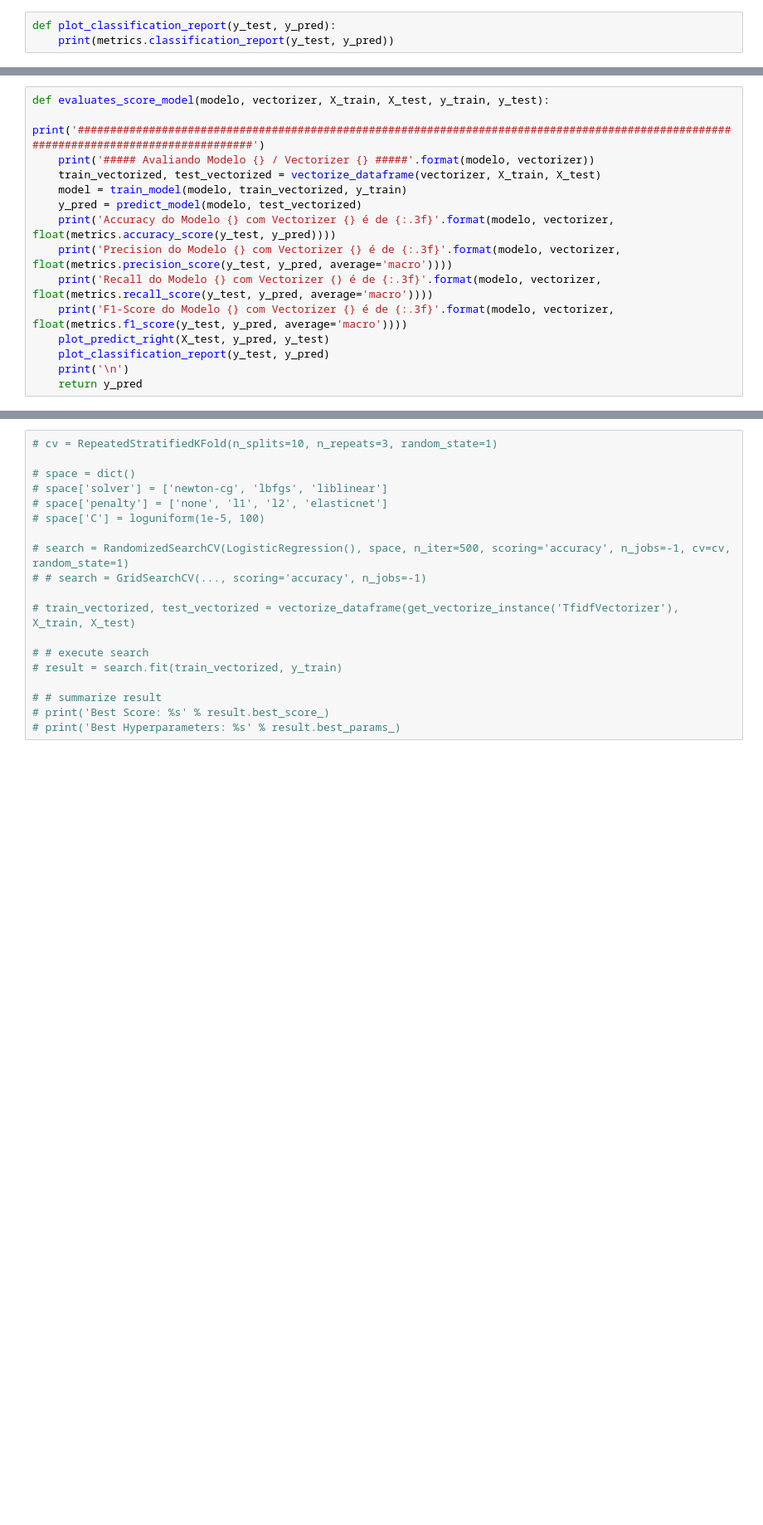
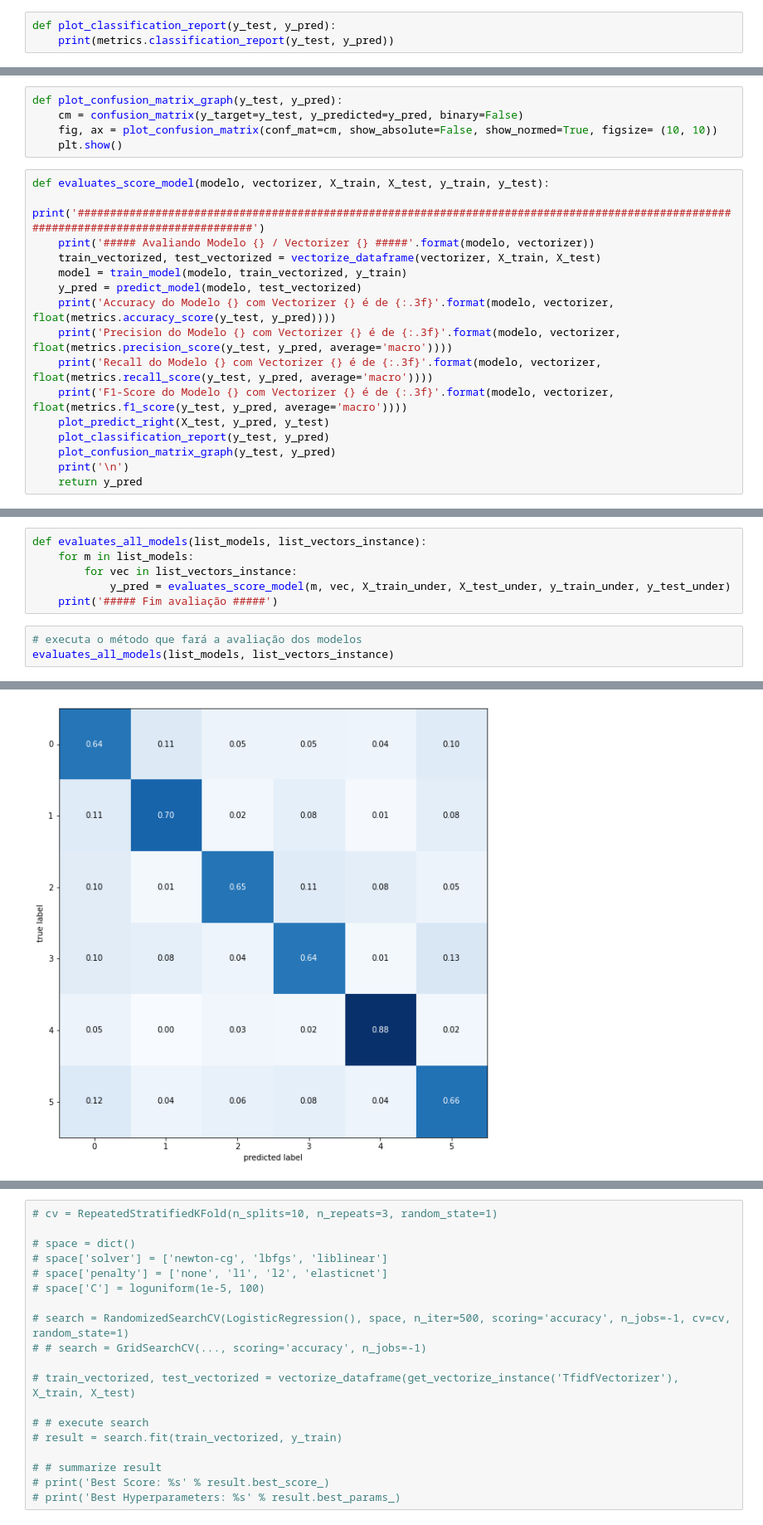
Before and after one commit to willsantospereira/tcc_nlp, a Jupyter notebook: notebook/Analise_Emocao.ipynb, the cells around one changed output, grey strips where cells are left out. Shown: that part at 83% size. Drawn from its saved outputs; the diff is of its cells as text; blank space fills up the shorter version.

```diff
--- a/notebook/Analise_Emocao.ipynb
+++ b/notebook/Analise_Emocao.ipynb
@@ -309,3 +316,8 @@ def plot_confusion_m()
+# %%
+def plot_confusion_matrix_graph(y_test, y_pred):
+    cm = confusion_matrix(y_target=y_test, y_predicted=y_pred, binary=False)
+    fig, ax = plot_confusion_matrix(conf_mat=cm, show_absolute=False, show_normed=True, figsize= (10, 10))
+    plt.show()
 # %%
 def evaluates_score_model(modelo, vectorizer, X_train, X_test, y_train, y_test):
     print('#######################################################################################################################################')
@@ -319,5 +331,6 @@ def evaluates_score_model(modelo, vectorizer, X_train, X_test, y_train, y_test):
     print('F1-Score do Modelo {} com Vectorizer {} é de {:.3f}'.format(modelo, vectorizer, float(metrics.f1_score(y_test, y_pred, average='macro'))))
     plot_predict_right(X_test, y_pred, y_test)
     plot_classification_report(y_test, y_pred)
+    plot_confusion_matrix_graph(y_test, y_pred)
     print('\n')
     return y_pred
@@ -325,0 +360,10 @@ plot_predict_right(X_test, )
+# %%
+def evaluates_all_models(list_models, list_vectors_instance):
+    for m in list_models:
+        for vec in list_vectors_instance:
+            y_pred = evaluates_score_model(m, vec, X_train_under, X_test_under, y_train_under, y_test_under)
+    print('##### Fim avaliação #####')
+# %%
+# executa o método que fará a avaliação dos modelos
+evaluates_all_models(list_models, list_vectors_instance)
+# %% [output]
@@ -325,0 +401 @@ plot_predict_right(X_test, )
+[figure, added]
```
Also changed, not shown: parts of 16 cells of this notebook.
